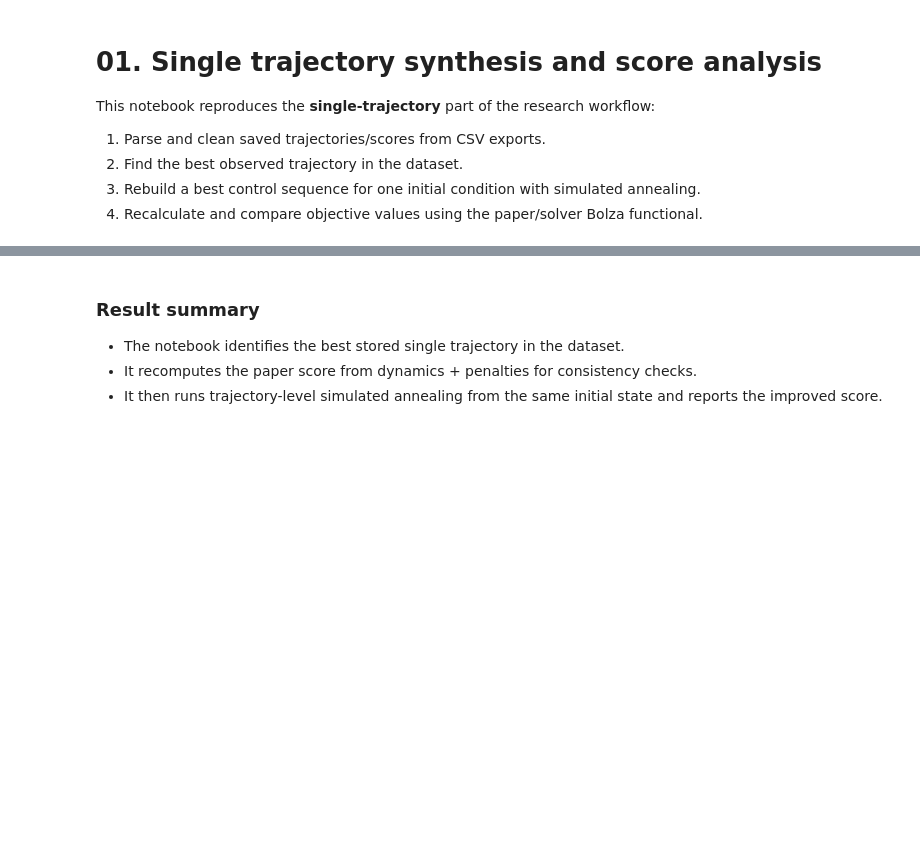
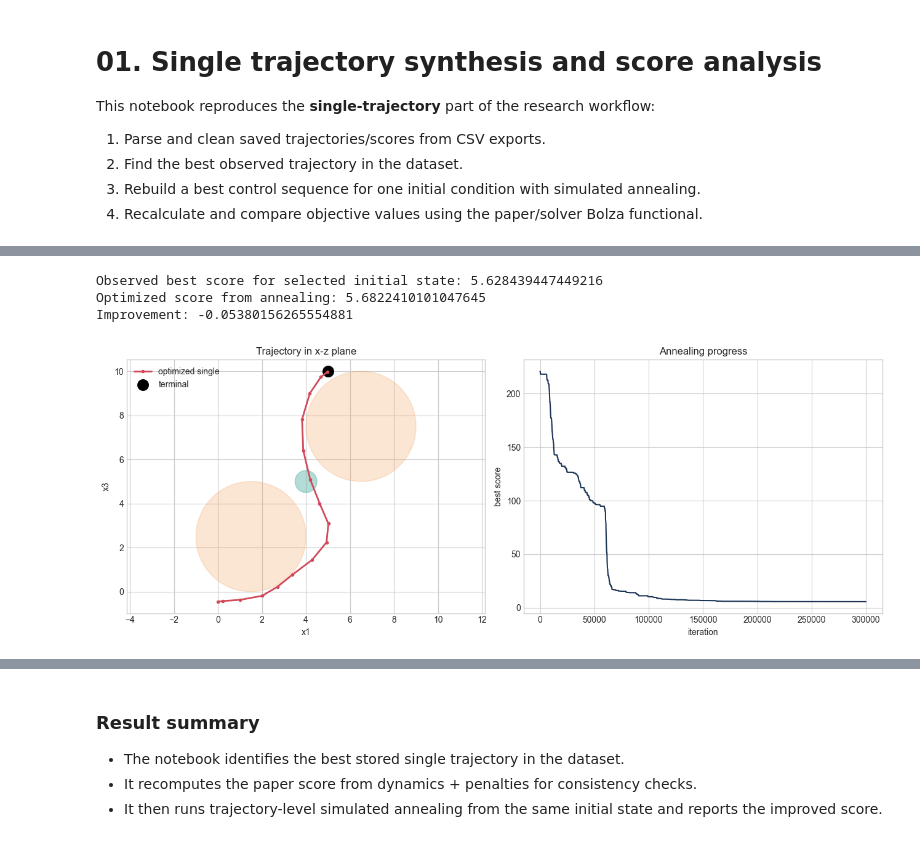
Before and after one commit to mkorobovv/mai-final-project, a Jupyter notebook: research/notebooks/01_single_trajectory.ipynb, the cells around one changed output, grey strips where cells are left out. Cells and saved outputs as stored; diff of their text form; code cells hidden in the pictures; blank space fills up the shorter version.

```diff
--- a/research/notebooks/01_single_trajectory.ipynb
+++ b/research/notebooks/01_single_trajectory.ipynb
@@ -79,4 +95,6 @@ print('Absolute difference:', abs(best_obs['score'] - calc_score))
 # %%
+np.random.seed(43)
+
 # Simulated annealing for one selected initial state.
 # We optimize controls directly and keep solver-compatible bounds.
 def random_controls(n_steps: int) -> np.ndarray:
@@ -84,69 +102,50 @@ def random_controls(n_steps: int) -> np.ndarray:
     high = np.array([ np.pi/12,  np.pi,  np.pi/12, 12.0])
     return low + (high - low) * np.random.rand(n_steps, 4)
 
+initial_state = X_obs[0].copy()
+start_u = random_controls(15)
 
-def anneal_single(initial_state, start_controls, cfg, n_iter=25000, step_size=0.06, t0=120.0):
-    current_u = clamp_controls(start_controls.copy())
-    current_j = bolza_cost(initial_state, current_u, cfg)
-    best_u = current_u.copy()
-    best_j = current_j
-    trace = [current_j]
-
-    for i in range(n_iter):
-        temp = t0 / (1.0 + 0.01 * i)
-        cand_u = clamp_controls(current_u + np.random.normal(scale=step_size, size=current_u.shape))
-        cand_j = bolza_cost(initial_state, cand_u, cfg)
-
-        accept = (cand_j < current_j) or (np.random.rand() < np.exp((current_j - cand_j) / max(temp, 1e-9)))
-        if accept:
-            current_u, current_j = cand_u, cand_j
-            if cand_j < best_j:
-                best_u, best_j = cand_u.copy(), cand_j
-
-        if i % 100 == 0:
-            trace.append(best_j)
-
-    return best_u, best_j, np.array(trace)
-
-initial_state = X_obs[0].copy()
-start_u = U_obs.copy()
-
-best_u_opt, best_j_opt, trace = anneal_single(initial_state, start_u, cfg)
+best_u_opt, best_j_opt, trace = anneal(initial_state, start_u, cfg, n_iter=300000)
 print('Observed best score for selected initial state:', best_obs['score'])
 print('Optimized score from annealing:', best_j_opt)
 print('Improvement:', float(best_obs['score'] - best_j_opt))
+# %% [output]
+Observed best score for selected initial state: 5.628439447449216
+Optimized score from annealing: 5.6822410101047645
+Improvement: -0.05380156265554881
 # %%
 from dynamics import rollout
 
 X_opt = rollout(initial_state, best_u_opt, cfg.dt)
 
 fig, ax = plt.subplots(1, 2, figsize=(13, 5))
 
 # x-z geometry with obstacles and window
-ax[0].plot(X_obs[:, 0], X_obs[:, 2], '-o', markersize=3, linewidth=1.5, color='#6C757D', label='best observed')
 ax[0].plot(X_opt[:, 0], X_opt[:, 2], '-o', markersize=3, linewidth=2.0, color='#D1495B', label='optimized single')
 
 for cyl in cfg.cylinders:
     c = plt.Circle((cyl.x, cyl.z), cyl.radius, color='#F4A261', alpha=0.28)
     ax[0].add_patch(c)
 for wnd in cfg.windows:
     w = plt.Circle((wnd.x, wnd.z), wnd.radius, color='#2A9D8F', alpha=0.35)
     ax[0].add_patch(w)
 
-ax[0].scatter([cfg.terminal_state[0]], [cfg.terminal_state[2]], marker='*', s=160, color='black', label='terminal')
+ax[0].scatter([cfg.terminal_state[0]], [cfg.terminal_state[2]], marker='o', s=160, color='black', label='terminal')
 ax[0].set_title('Trajectory in x-z plane')
 ax[0].set_xlabel('x1')
 ax[0].set_ylabel('x3')
 ax[0].axis('equal')
 ax[0].legend(loc='best')
 
 ax[1].plot(np.arange(len(trace)) * 100, trace, color='#1D3557')
 ax[1].set_title('Annealing progress')
 ax[1].set_xlabel('iteration')
 ax[1].set_ylabel('best score')
 
 plt.tight_layout()
 plt.show()
+# %% [output]
+[figure, added]
 # %%
 control_names = ['phi (roll)', 'theta (pitch)', 'psi (yaw)', 'thrust']
 fig, axes = plt.subplots(2, 2, figsize=(12, 7), sharex=True)
```
Also changed, not shown: parts of 6 cells of this notebook, 2 other files.
